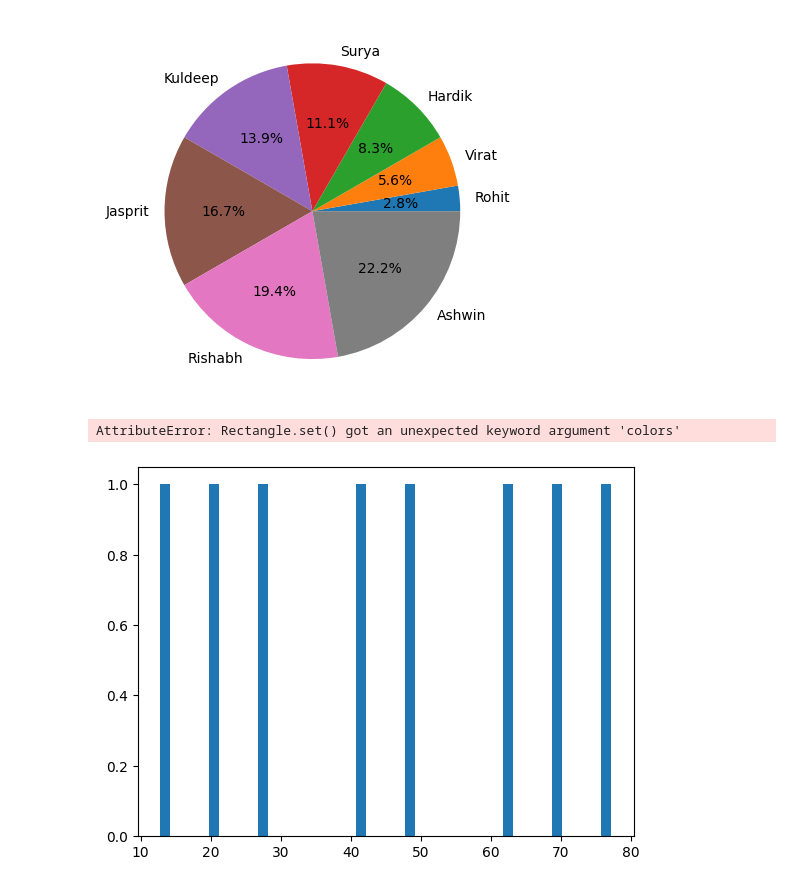
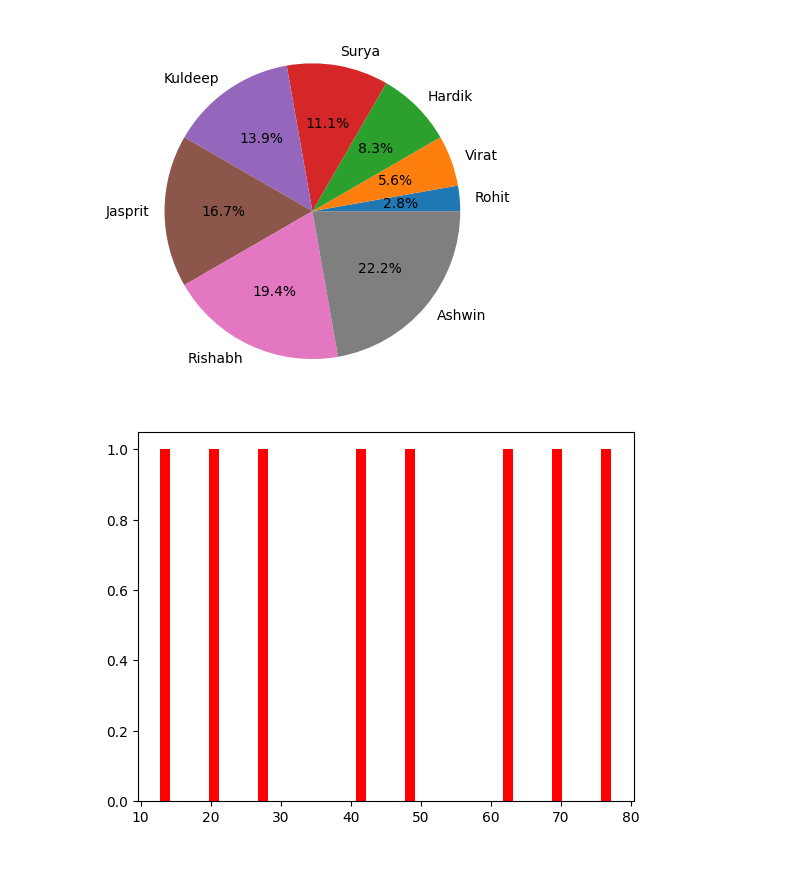
Before and after one commit to Coder-786hub/Online-Classes, a Jupyter notebook: 3;30 to 4;30/MAtplotlib/3-11.ipynb, the cells around one changed output. Cells and saved outputs as stored; diff of their text form; code cells hidden in the pictures.

```diff
--- a/3;30 to 4;30/MAtplotlib/3-11.ipynb
+++ b/3;30 to 4;30/MAtplotlib/3-11.ipynb
@@ -21,9 +21,7 @@ plt.show()
 # %% [output]
 [figure]
 # %%
-color = ["red","green","blue","pink","red","green","blue","pink"]
-plt.hist(y, rwidth = 0.2, colors =color )
+plt.hist(y, rwidth = 0.2, color = "red")
 plt.show()
 # %% [output]
-AttributeError: Rectangle.set() got an unexpected keyword argument 'colors'
-[figure, old version]
+[figure, new version]
```
Also changed, not shown: 1 other file.
